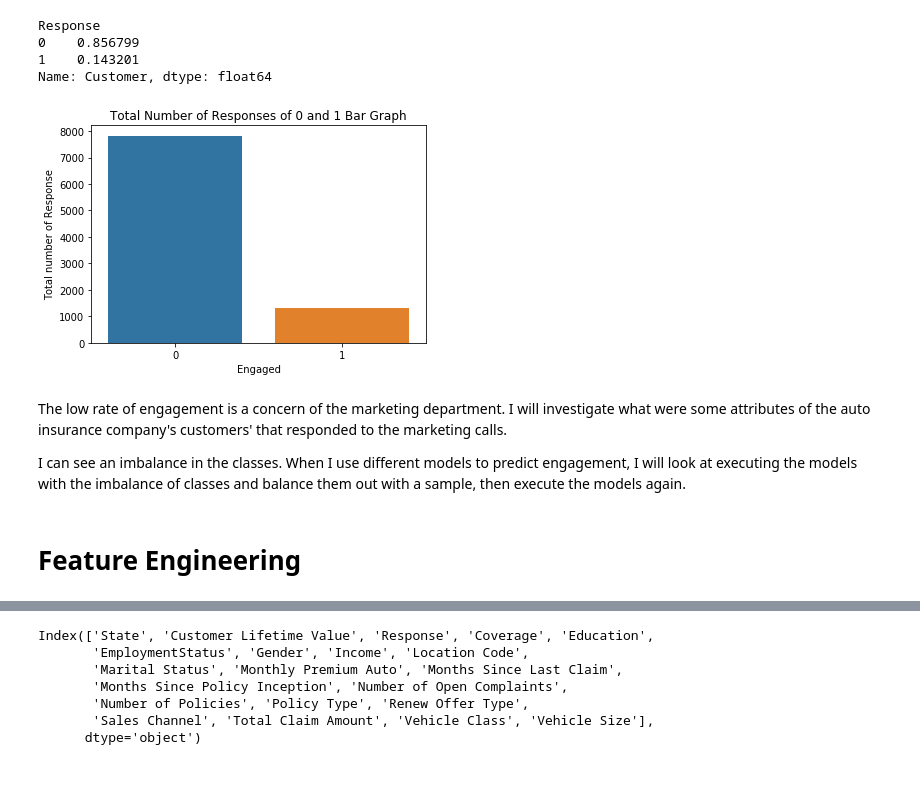
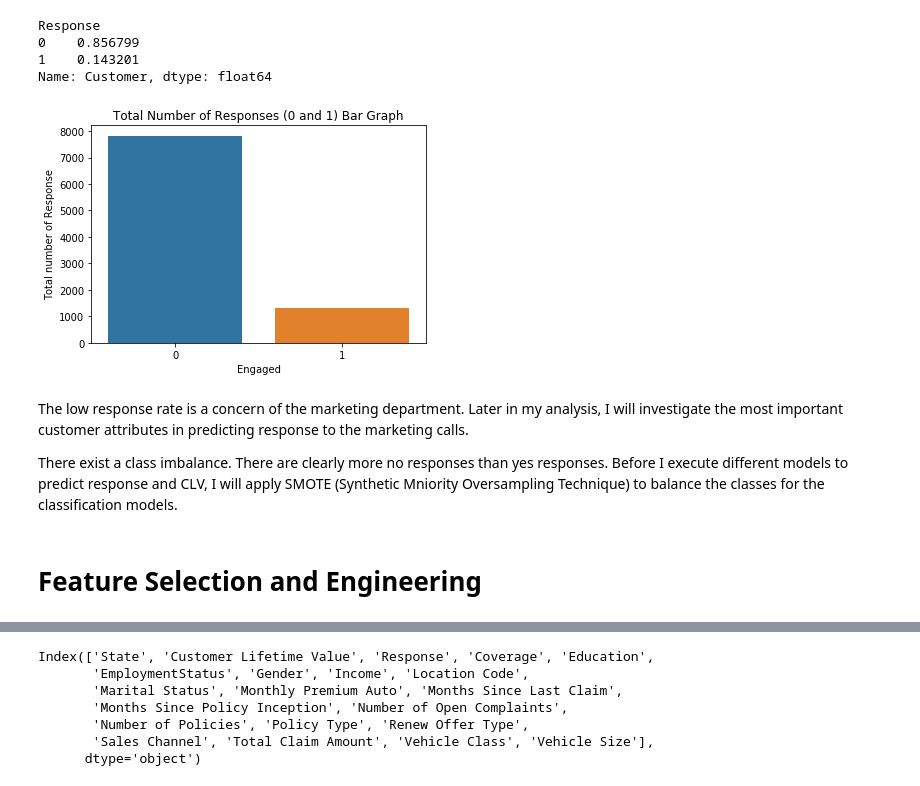
Before and after one commit to rruss2/Projects, a Jupyter notebook: Customer_Behavior_Analytics.ipynb, the cells around one changed output, grey strips where cells are left out. Cells and saved outputs as stored; diff of their text form; code cells hidden in the pictures.

```diff
--- a/Customer_Behavior_Analytics.ipynb
+++ b/Customer_Behavior_Analytics.ipynb
@@ -154,15 +158,15 @@ Name: Customer, dtype: float64
 # %%
 # Create bar graph of the responses of no and yes.
 sns.countplot('Response', data = market_df)
 plt.xlabel('Engaged')
 plt.ylabel('Total number of Response')
-plt.title('Total Number of Responses of 0 and 1 Bar Graph')
+plt.title('Total Number of Responses (0 and 1) Bar Graph')
 plt.show()
 # %% [output]
-[figure, old version]
+[figure, new version]
-# %% [markdown]
-The low rate of engagement is a concern of the marketing department.  I will investigate what were some attributes of the auto insurance company's customers' that responded to the marketing calls.
-
-I can see an imbalance in the classes.  When I use different models to predict engagement, I will look at executing the models with the imbalance of classes and balance them out with a sample, then execute the models again.
+# %% [markdown]
+The low response rate is a concern of the marketing department.  Later in my analysis, I will investigate the most important customer attributes in predicting response to the marketing calls.
+
+There exist a class imbalance.  There are clearly more no responses than yes responses.  Before I execute different models to predict response and CLV, I will apply SMOTE (Synthetic Mniority Oversampling Technique) to balance the classes for the classification models.
 # %% [markdown]
-# Feature Engineering
+# Feature Selection and Engineering
```
Also changed, not shown: parts of 221 cells of this notebook.
